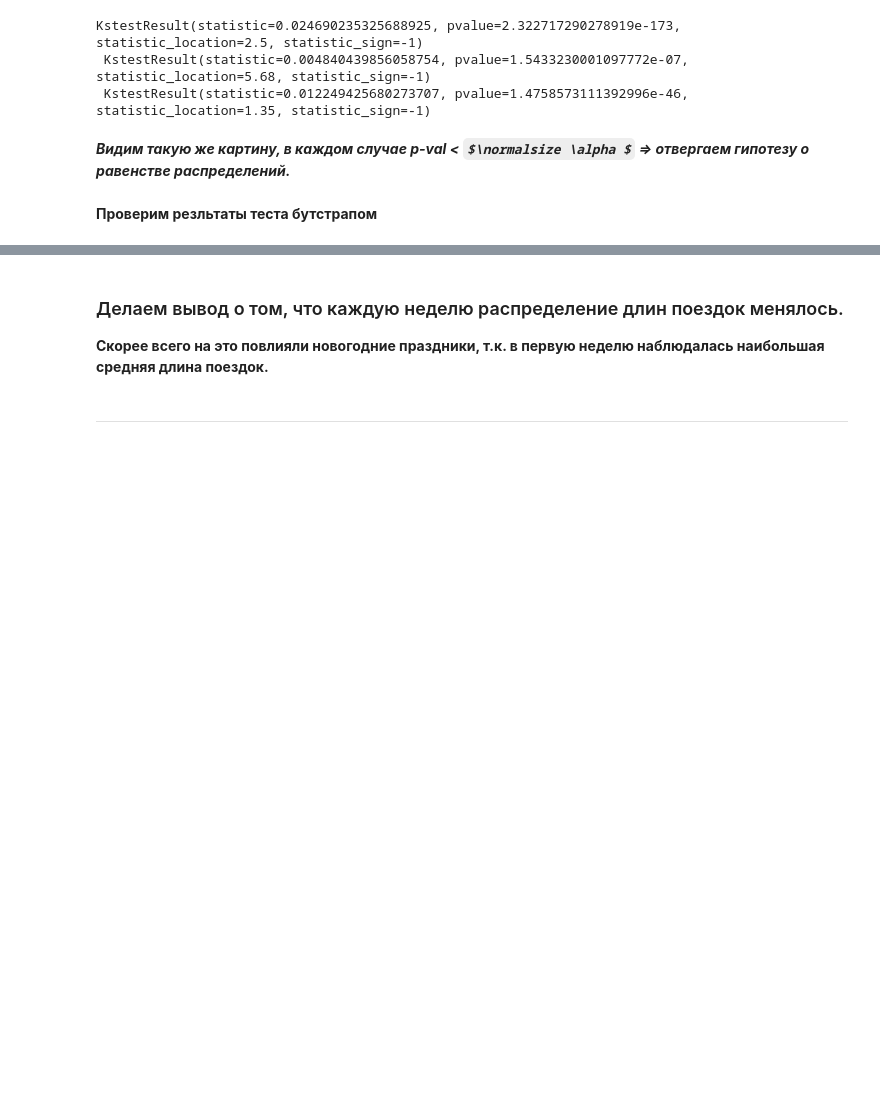
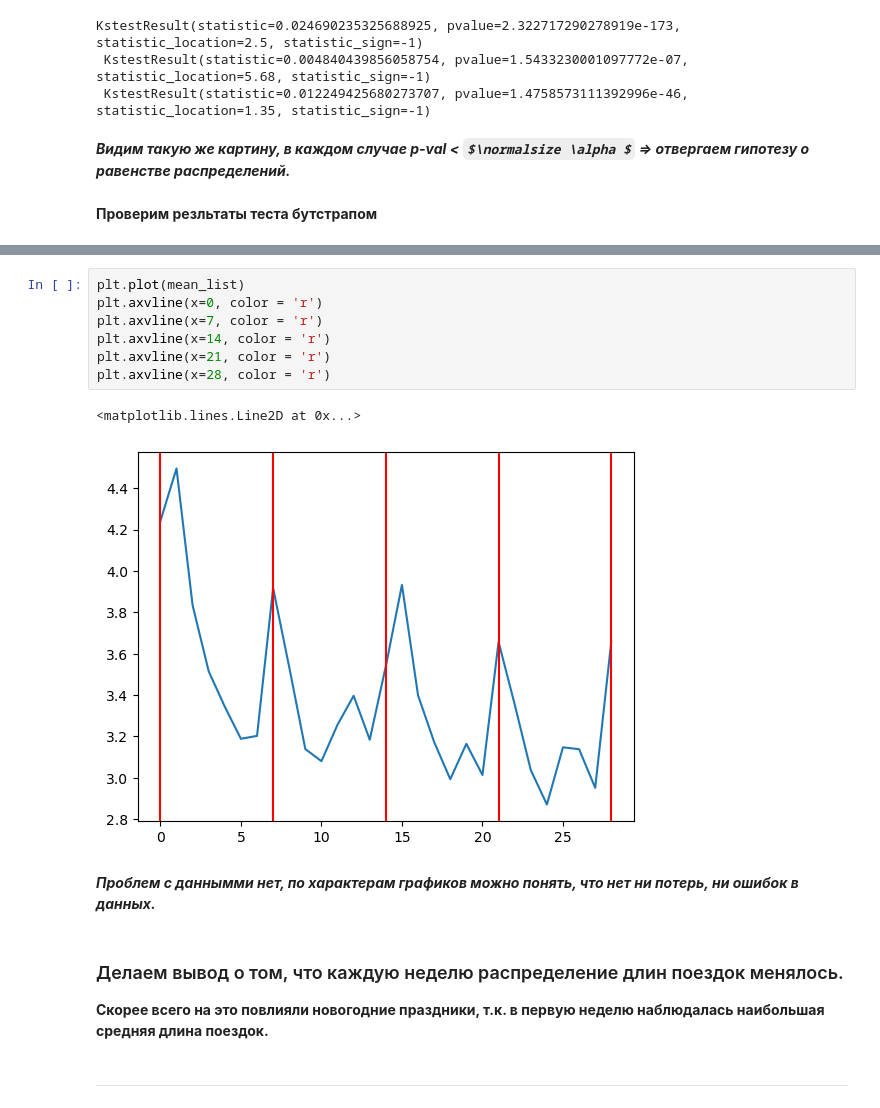
Before and after one commit to polovnik0v/shad_math, a Jupyter notebook: Дз8.ipynb, the cells around one changed output, grey strips where cells are left out. Cells and saved outputs as stored; diff of their text form; some formulas as TeX source; blank space fills up the shorter version.

```diff
--- a/Дз8.ipynb
+++ b/Дз8.ipynb
@@ -213,3 +281,15 @@ p-value: 0.0
+# %%
+plt.plot(mean_list)
+plt.axvline(x=0, color = 'r')
+plt.axvline(x=7, color = 'r')
+plt.axvline(x=14, color = 'r')
+plt.axvline(x=21, color = 'r')
+plt.axvline(x=28, color = 'r')
+# %% [output]
+<matplotlib.lines.Line2D at 0x...>
+[figure, added]
+# %% [markdown]
+***Проблем с даннымми нет, по характерам графиков можно понять, что нет ни потерь, ни ошибок в данных.***
 # %% [markdown]
 ### Делаем вывод о том, что каждую неделю распределение длин поездок менялось.
 **Скорее всего на это повлияли новогодние праздники, т.к. в первую неделю наблюдалась наибольшая средняя длина поездок.**
```
Also changed, not shown: parts of 16 cells of this notebook.
